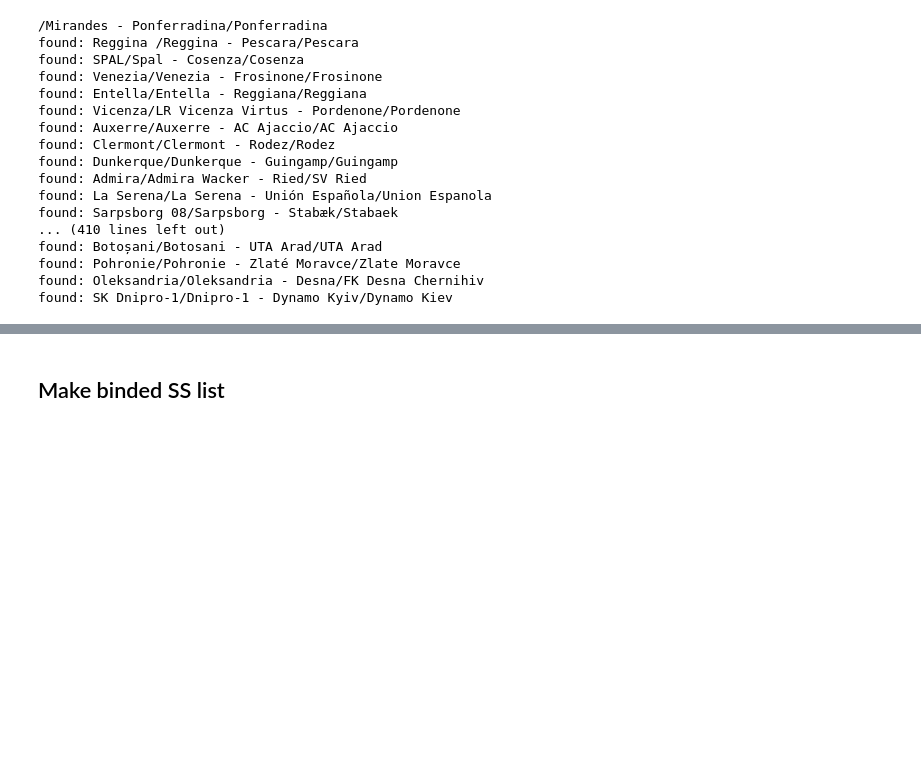
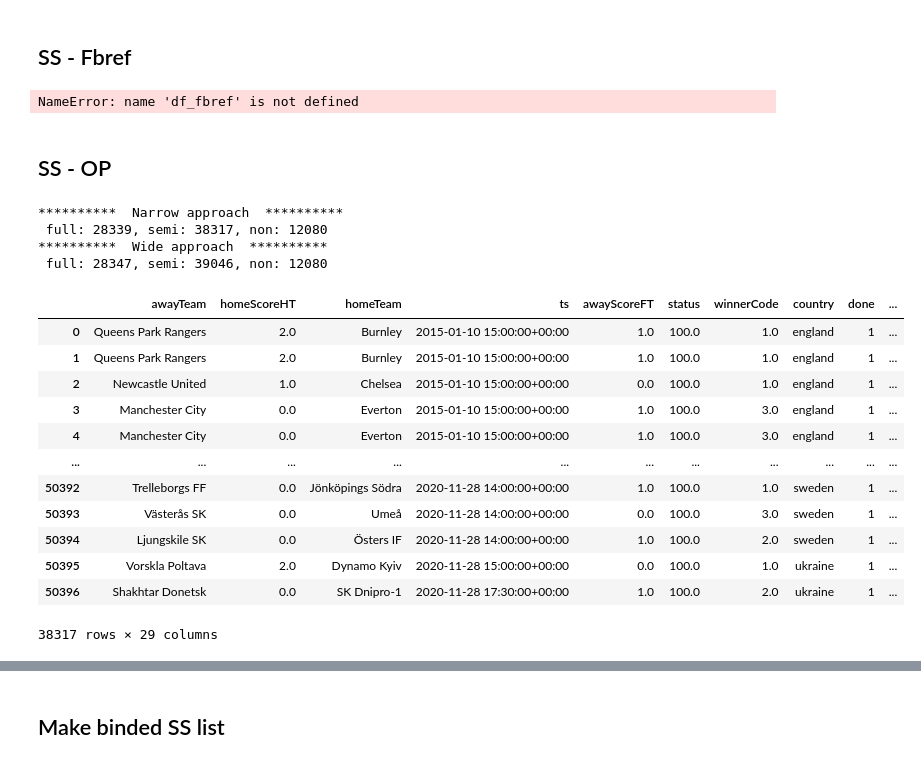
Before and after one commit to hwait/soccer, a Jupyter notebook: bind.ipynb, the cells around one changed output, grey strips where cells are left out. Saved outputs shown, nothing was run; the diff lists cells and outputs as text; code cells hidden in the pictures; blank space fills up the shorter version.

```diff
--- a/bind.ipynb
+++ b/bind.ipynb
@@ -65,38 +226,38 @@ while d<end_date:
     for row in df_ss_day.itertuples(index=False):
         home_parts=row.homeTeamShortLow.split(' ')
         away_parts=row.awayTeamShortLow.split(' ')
-        df_bf_slice=slice_df(df_bf_day, row.countryCode, row.homeTeamShortLow, row.awayTeamShortLow, type='00')
+        df_bf_slice=slice_df(df_bf_day, row.country, row.homeTeamShortLow, row.awayTeamShortLow, type='00')
         if len(df_bf_slice.index)!=1:
-            df_bf_slice=slice_df(df_bf_day, row.countryCode, row.homeTeamShortLow, row.awayTeamShortLow, type='10')
+            df_bf_slice=slice_df(df_bf_day, row.country, row.homeTeamShortLow, row.awayTeamShortLow, type='10')
         if len(df_bf_slice.index)!=1:
-            df_bf_slice=slice_df(df_bf_day, row.countryCode, row.homeTeamShortLow, row.awayTeamShortLow, type='01')
+            df_bf_slice=slice_df(df_bf_day, row.country, row.homeTeamShortLow, row.awayTeamShortLow, type='01')
         if len(df_bf_slice.index)!=1:
-            df_bf_slice=slice_df(df_bf_day, row.countryCode, row.homeTeamShortLow, row.awayTeamShortLow, type='11')
+            df_bf_slice=slice_df(df_bf_day, row.country, row.homeTeamShortLow, row.awayTeamShortLow, type='11')
         if len(df_bf_slice.index)!=1 and ' ' in row.homeTeamShortLow:
             homeFirst=home_parts[0]
             homeLast=home_parts[-1]
             if len(homeFirst)>2:
-                df_bf_slice=slice_df(df_bf_day, row.countryCode, homeFirst, row.awayTeamShortLow, type='10')
+                df_bf_slice=slice_df(df_bf_day, row.country, homeFirst, row.awayTeamShortLow, type='10')
             if len(df_bf_slice.index)!=1 and len(homeLast)>2:
-                df_bf_slice=slice_df(df_bf_day, row.countryCode, homeLast, row.awayTeamShortLow, type='10')
+                df_bf_slice=slice_df(df_bf_day, row.country, homeLast, row.awayTeamShortLow, type='10')
         if len(df_bf_slice.index)!=1 and ' ' in row.awayTeamShortLow:
             awayFirst=away_parts[0]
             awayLast=away_parts[-1]
             if len(df_bf_slice.index)!=1 and len(awayFirst)>2:
-                df_bf_slice=slice_df(df_bf_day, row.countryCode, row.homeTeamShortLow, awayFirst, type='01')
+                df_bf_slice=slice_df(df_bf_day, row.country, row.homeTeamShortLow, awayFirst, type='01')
             if len(df_bf_slice.index)!=1 and len(awayLast)>2:
-                df_bf_slice=slice_df(df_bf_day, row.countryCode, row.homeTeamShortLow, awayLast, type='01')
+                df_bf_slice=slice_df(df_bf_day, row.country, row.homeTeamShortLow, awayLast, type='01')
             if len(df_bf_slice.index)!=1 and ' ' in row.homeTeamShortLow:
                 homeFirst=home_parts[0]
                 homeLast=home_parts[-1]
                 if len(df_bf_slice.index)!=1 and len(homeFirst)>2 and len(awayFirst)>2:
-                    df_bf_slice=slice_df(df_bf_day, row.countryCode, homeFirst, awayFirst, type='11')
+                    df_bf_slice=slice_df(df_bf_day, row.country, homeFirst, awayFirst, type='11')
                 if len(df_bf_slice.index)!=1 and len(homeFirst)>2 and len(awayLast)>2:
-                    df_bf_slice=slice_df(df_bf_day, row.countryCode, homeFirst, awayLast, type='11')
+                    df_bf_slice=slice_df(df_bf_day, row.country, homeFirst, awayLast, type='11')
                 if len(df_bf_slice.index)!=1 and len(awayLast)>2 and len(awayFirst)>2:
-                    df_bf_slice=slice_df(df_bf_day, row.countryCode, homeLast, awayFirst, type='11')
+                    df_bf_slice=slice_df(df_bf_day, row.country, homeLast, awayFirst, type='11')
                 if len(df_bf_slice.index)!=1 and len(homeLast)>2 and len(awayLast)>2:
-                    df_bf_slice=slice_df(df_bf_day, row.countryCode, homeLast, awayLast, type='11')
+                    df_bf_slice=slice_df(df_bf_day, row.country, homeLast, awayLast, type='11')
         if len(df_bf_slice.index)==1:
             eventId,home_id,away_id,bf_ht,bf_at=df_bf_slice.iloc[0][['eventId','home_id','away_id','home_name','away_name']]
             print(f'found: {row.homeTeamShort}/{bf_ht} - {row.awayTeamShort}/{bf_at}')
@@ -114,21 +275,5 @@ while d<end_date:
     d+=timedelta(days=1)
     #break
 pd.DataFrame(binds).to_csv('data/binds.csv', index=False)
-# %% [output]
-/Mirandes - Ponferradina/Ponferradina
-found: Reggina /Reggina - Pescara/Pescara
-found: SPAL/Spal - Cosenza/Cosenza
-found: Venezia/Venezia - Frosinone/Frosinone
-found: Entella/Entella - Reggiana/Reggiana
-found: Vicenza/LR Vicenza Virtus - Pordenone/Pordenone
-found: Auxerre/Auxerre - AC Ajaccio/AC Ajaccio
-found: Clermont/Clermont - Rodez/Rodez
-found: Dunkerque/Dunkerque - Guingamp/Guingamp
-found: Admira/Admira Wacker - Ried/SV Ried
-found: La Serena/La Serena - Unión Española/Union Espanola
-found: Sarpsborg 08/Sarpsborg - Stabæk/Stabaek
-... (410 lines left out)
-found: Botoșani/Botosani - UTA Arad/UTA Arad
-found: Pohronie/Pohronie - Zlaté Moravce/Zlate Moravce
-found: Oleksandria/Oleksandria - Desna/FK Desna Chernihiv
-found: SK Dnipro-1/Dnipro-1 - Dynamo Kyiv/Dynamo Kiev
+# %% [markdown]
+## SS - Fbref
@@ -134,0 +351,4 @@ found: SK Dnipro-1/Dnipro-1 - Dynamo Kyiv/Dynamo Kiev
+# %%
+df_binds=bind_full(df_ss,df_fbref, datetime(2015, 1, 1), datetime(2020, 12, 1),'fbref',['mid','tid1','tid2','team1','team2'])
+# %% [output]
+NameError: name 'df_fbref' is not defined
@@ -134,0 +435,31 @@ found: SK Dnipro-1/Dnipro-1 - Dynamo Kyiv/Dynamo Kiev
+# %% [markdown]
+## SS - OP
+# %%
+df_binds=bind_full(df_ss,df_op, datetime(2015, 1, 1), datetime(2020, 12, 1),'op',['link','t1','t2'])
+print('*'*10,' Narrow approach ','*'*10)
+df_ss_binded,df_semi,df_not=full_semi_none(df_binds, df_ss, datetime(2015, 1, 1))
+df_binds1=bind_full(pd.concat([df_semi,df_not],axis=0).drop_duplicates(subset=['id']),df_op, datetime(2015, 1, 1), datetime(2020, 12, 1),'op',['link','t1','t2'], isWide=True)
+df_binds=pd.concat([df_binds,df_binds1],axis=0)
+print('*'*10,' Wide approach ','*'*10)
+df_ss_binded,df_semi,df_not=full_semi_none(df_binds, df_ss, datetime(2015, 1, 1))
+# %% [output]
+**********  Narrow approach  **********
+ full: 28339, semi: 38317, non: 12080
+**********  Wide approach  **********
+ full: 28347, semi: 39046, non: 12080
+# %%
+df_semi
+# %% [output]
+|  | awayTeam | homeScoreHT | homeTeam | ts | awayScoreFT | status | winnerCode | country | done | ... |
+| 0 | Queens Park Rangers | 2.0 | Burnley | 2015-01-10 15:00:00+00:00 | 1.0 | 100.0 | 1.0 | england | 1 | ... |
+| 1 | Queens Park Rangers | 2.0 | Burnley | 2015-01-10 15:00:00+00:00 | 1.0 | 100.0 | 1.0 | england | 1 | ... |
+| 2 | Newcastle United | 1.0 | Chelsea | 2015-01-10 15:00:00+00:00 | 0.0 | 100.0 | 1.0 | england | 1 | ... |
+| 3 | Manchester City | 0.0 | Everton | 2015-01-10 15:00:00+00:00 | 1.0 | 100.0 | 3.0 | england | 1 | ... |
+| 4 | Manchester City | 0.0 | Everton | 2015-01-10 15:00:00+00:00 | 1.0 | 100.0 | 3.0 | england | 1 | ... |
+| ... | ... | ... | ... | ... | ... | ... | ... | ... | ... | ... |
+| 50392 | Trelleborgs FF | 0.0 | Jönköpings Södra | 2020-11-28 14:00:00+00:00 | 1.0 | 100.0 | 1.0 | sweden | 1 | ... |
+| 50393 | Västerås SK | 0.0 | Umeå | 2020-11-28 14:00:00+00:00 | 0.0 | 100.0 | 3.0 | sweden | 1 | ... |
+| 50394 | Ljungskile SK | 0.0 | Östers IF | 2020-11-28 14:00:00+00:00 | 1.0 | 100.0 | 2.0 | sweden | 1 | ... |
+| 50395 | Vorskla Poltava | 2.0 | Dynamo Kyiv | 2020-11-28 15:00:00+00:00 | 0.0 | 100.0 | 1.0 | ukraine | 1 | ... |
+| 50396 | Shakhtar Donetsk | 0.0 | SK Dnipro-1 | 2020-11-28 17:30:00+00:00 | 1.0 | 100.0 | 2.0 | ukraine | 1 | ... |
+38317 rows × 29 columns
```
Also changed, not shown: parts of 38 cells of this notebook, 51 other files.
